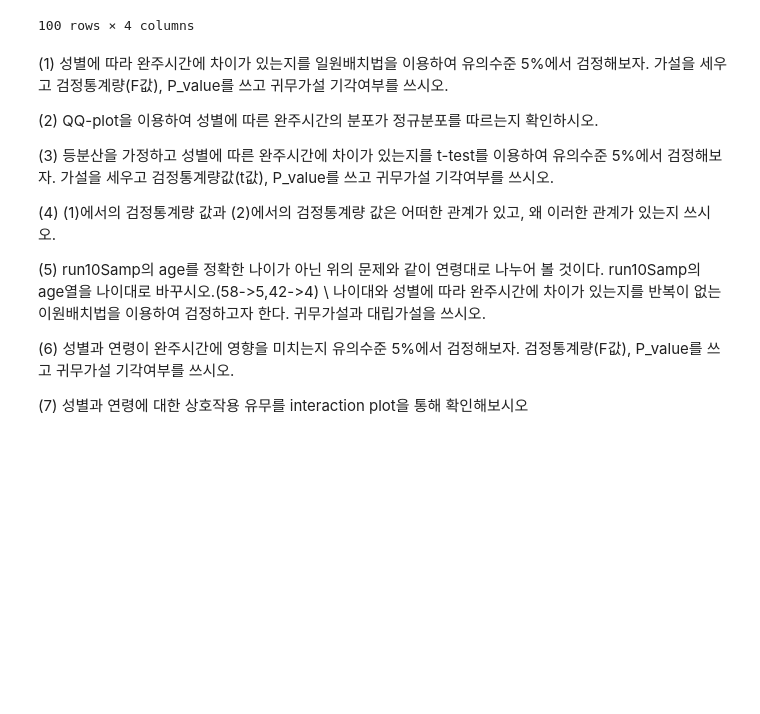
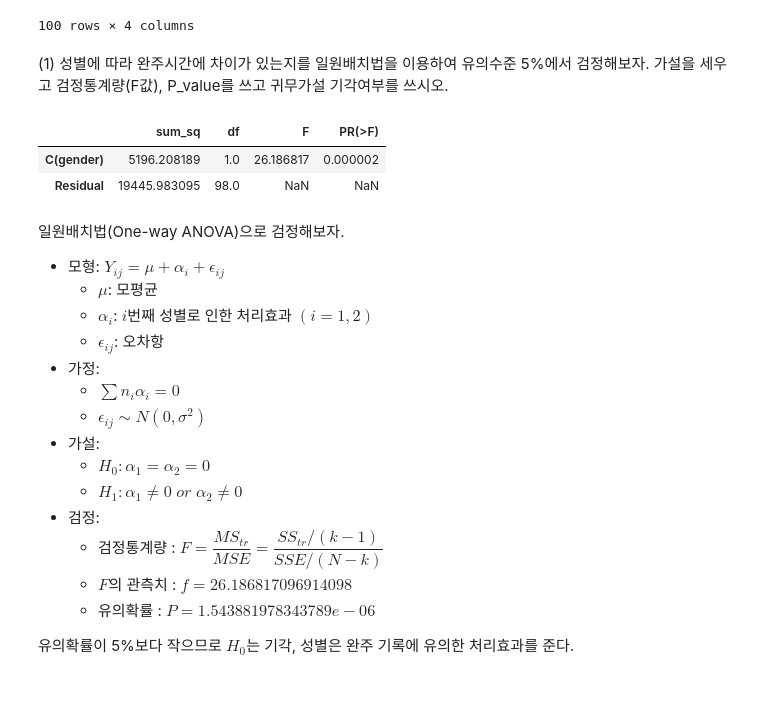
Before and after one commit to simnalamburt/snucse, a Jupyter notebook: 통계학실험/ch09/2013_11392김지현.ipynb, the cells around one changed output. Saved outputs shown, nothing was run; the diff lists cells and outputs as text; code cells hidden in the pictures; blank space fills up the shorter version.

```diff
--- a/통계학실험/ch09/2013_11392김지현.ipynb
+++ b/통계학실험/ch09/2013_11392김지현.ipynb
@@ -30,18 +30,66 @@ import pandas as pd
 | 99 | 104.31 | 32 | F | MD |
 | 100 | 89.49 | 26 | M | DC |
 100 rows × 4 columns
-# %% [markdown]
-(1) 성별에 따라 완주시간에 차이가 있는지를 일원배치법을 이용하여 유의수준 5%에서 검정해보자. 가설을 세우고 검정통계량(F값), P_value를 쓰고 귀무가설 기각여부를 쓰시오.
-
-(2) QQ-plot을 이용하여 성별에 따른 완주시간의 분포가 정규분포를 따르는지 확인하시오.
-
-
-(3) 등분산을 가정하고 성별에 따른 완주시간에 차이가 있는지를 t-test를 이용하여 유의수준 5%에서 검정해보자. 가설을 세우고 검정통계량값(t값), P_value를 쓰고 귀무가설 기각여부를 쓰시오.
-
-(4) (1)에서의 검정통계량 값과 (2)에서의 검정통계량 값은 어떠한 관계가 있고, 왜 이러한 관계가 있는지 쓰시오.
-
-(5) run10Samp의 age를 정확한 나이가 아닌 위의 문제와 같이 연령대로 나누어 볼 것이다. run10Samp의 age열을 나이대로 바꾸시오.(58->5,42->4) \ 나이대와 성별에 따라 완주시간에 차이가 있는지를 반복이 없는 이원배치법을 이용하여 검정하고자 한다. 귀무가설과 대립가설을 쓰시오.
-
-(6) 성별과 연령이 완주시간에 영향을 미치는지 유의수준 5%에서 검정해보자. 검정통계량(F값), P_value를 쓰고 귀무가설 기각여부를 쓰시오.
-
-(7) 성별과 연령에 대한 상호작용 유무를 interaction plot을 통해 확인해보시오
+# %% [markdown]
+(1) 성별에 따라 완주시간에 차이가 있는지를 일원배치법을 이용하여 유의수준 5%에서 검정해보자. 가설을 세우고 검정통계량(F값), P_value를 쓰고 귀무가설 기각여부를 쓰시오.
+# %%
+from statsmodels.formula.api import ols
+from statsmodels.api import stats
+from IPython.display import Markdown as md
+
+model = ols(
+    'time ~ C(gender)',
+    data=pd.DataFrame({'time': data.time, 'gender': data.gender})
+).fit()
+table = stats.anova_lm(model, typ=2)
+
+display(table)
+
+md(r'''
+일원배치법(One-way ANOVA)으로 검정해보자.
+
+- 모형: $Y_{ij} = \mu + \alpha_i + \epsilon_{ij}$
+  - $\mu$: 모평균
+  - $\alpha_i$: $i$번째 성별로 인한 처리효과 $(i = 1, 2)$
+  - $\epsilon_{ij}$: 오차항
+- 가정:
+  - $\sum n_i\alpha_i = 0$
+  - $\epsilon_{ij} \sim N(0, \sigma^2)$
+- 가설:
+  - $H_0 : \alpha_1 = \alpha_2 = 0$
+  - $H_1 : \alpha_1 \neq 0 \; or \; \alpha_2 \neq 0$
+- 검정:
+  - 검정통계량 : $F = \dfrac{MS_{tr}}{MSE} = \dfrac{SS_{tr}/(k-1)}{SSE/(N-k)}$
+''' + f'''\
+  - $F$의 관측치 : $f = {model.fvalue}$
+  - 유의확률 : $P = {model.f_pvalue}$
+
+유의확률이 5%보다 작으므로 $H_0$는 기각, 성별은 완주 기록에 유의한 처리효과를 준다.
+
+&nbsp;
+''')
+# %% [output]
+|  | sum_sq | df | F | PR(>F) |
+| C(gender) | 5196.208189 | 1.0 | 26.186817 | 0.000002 |
+| Residual | 19445.983095 | 98.0 | NaN | NaN |
+
+일원배치법(One-way ANOVA)으로 검정해보자.
+
+- 모형: $Y_{ij} = \mu + \alpha_i + \epsilon_{ij}$
+  - $\mu$: 모평균
+  - $\alpha_i$: $i$번째 성별로 인한 처리효과 $(i = 1, 2)$
+  - $\epsilon_{ij}$: 오차항
+- 가정:
+  - $\sum n_i\alpha_i = 0$
+  - $\epsilon_{ij} \sim N(0, \sigma^2)$
+- 가설:
+  - $H_0 : \alpha_1 = \alpha_2 = 0$
+  - $H_1 : \alpha_1 \neq 0 \; or \; \alpha_2 \neq 0$
+- 검정:
+  - 검정통계량 : $F = \dfrac{MS_{tr}}{MSE} = \dfrac{SS_{tr}/(k-1)}{SSE/(N-k)}$
+  - $F$의 관측치 : $f = 26.186817096914098$
+  - 유의확률 : $P = 1.543881978343789e-06$
+
+유의확률이 5%보다 작으므로 $H_0$는 기각, 성별은 완주 기록에 유의한 처리효과를 준다.
+
+&nbsp;
```
Also changed, not shown: parts of 8 cells of this notebook.
